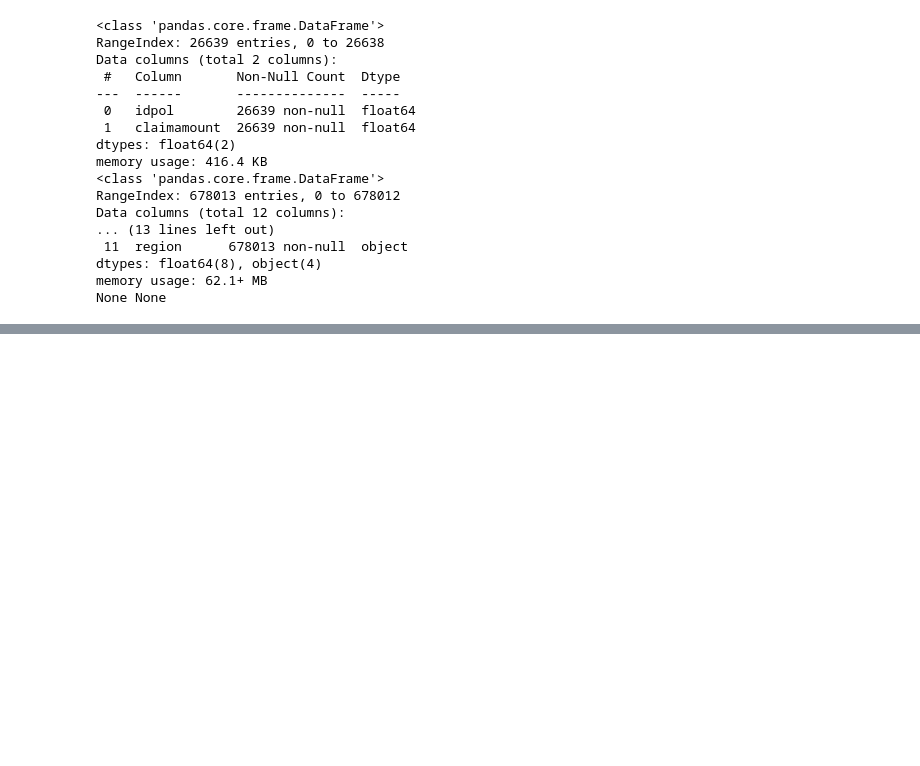
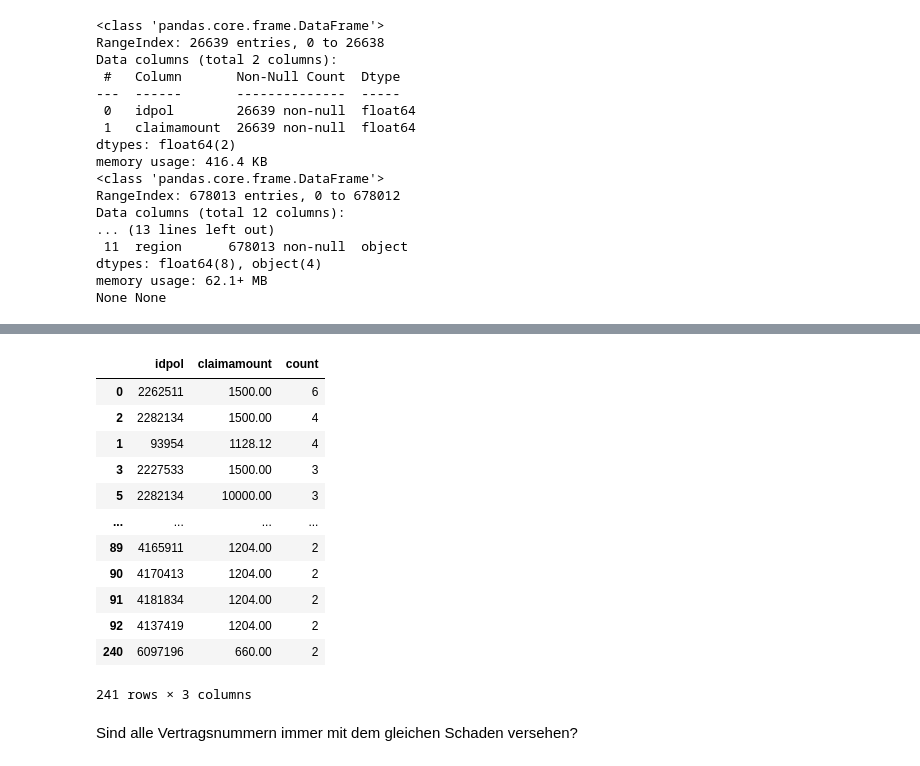
Before and after one commit to bjzim/mtpl2, a Jupyter notebook: 1-EDA.ipynb, the cells around one changed output, grey strips where cells are left out. Saved outputs shown, nothing was run; the diff lists cells and outputs as text; code cells hidden in the pictures; blank space fills up the shorter version.

Commit message:
datatyping and duplicates

```diff
--- a/1-EDA.ipynb
+++ b/1-EDA.ipynb
@@ -119,0 +150,6 @@ df_freq.head(5)
+# %%
+temp_list = ["idpol"]
+# %%
+for col in temp_list:
+    df_freq[col] = df_freq[col].astype(int)
+    df_sev[col] = df_sev[col].astype(int)
@@ -119,0 +211,19 @@ df_freq.head(5)
+# %%
+df_sev_duplicates = pd.DataFrame(df_sev[df_sev.duplicated(keep=False)].value_counts().reset_index())
+display(df_sev_duplicates.sort_values("count", ascending=False))
+# %% [output]
+|  | idpol | claimamount | count |
+| 0 | 2262511 | 1500.00 | 6 |
+| 2 | 2282134 | 1500.00 | 4 |
+| 1 | 93954 | 1128.12 | 4 |
+| 3 | 2227533 | 1500.00 | 3 |
+| 5 | 2282134 | 10000.00 | 3 |
+| ... | ... | ... | ... |
+| 89 | 4165911 | 1204.00 | 2 |
+| 90 | 4170413 | 1204.00 | 2 |
+| 91 | 4181834 | 1204.00 | 2 |
+| 92 | 4137419 | 1204.00 | 2 |
+| 240 | 6097196 | 660.00 | 2 |
+241 rows × 3 columns
+# %% [markdown]
+Sind alle Vertragsnummern immer mit dem gleichen Schaden versehen?
```
Also changed, not shown: parts of 41 cells of this notebook.
